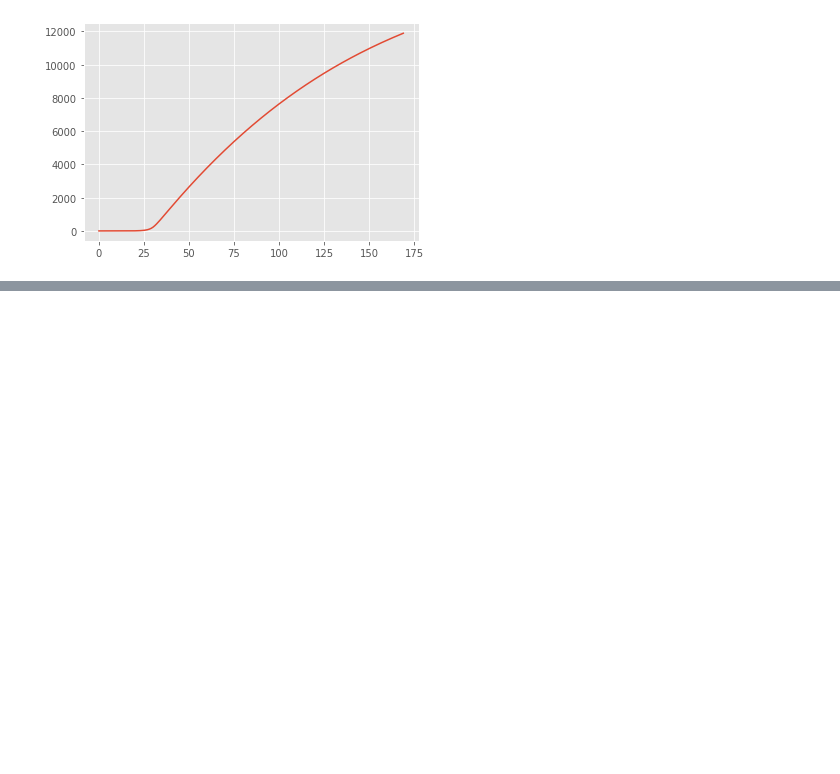
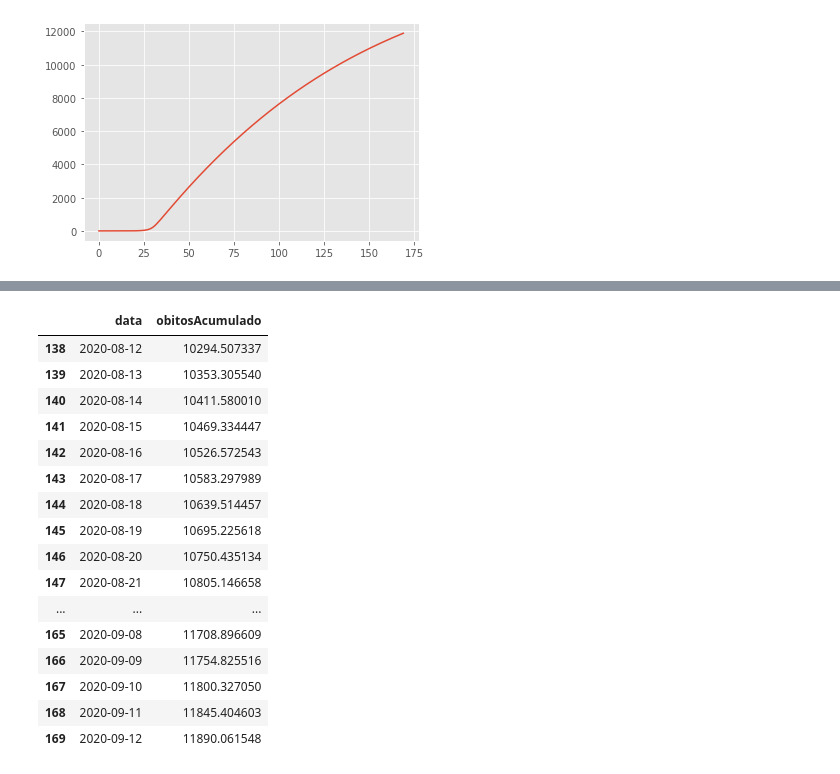
Before and after one commit to DarthFelpa/ms777, a Jupyter notebook: notebooks/simulations.ipynb, the cells around one changed output, grey strips where cells are left out. Drawn from its saved outputs; the diff is of its cells as text; code cells hidden in the pictures; blank space fills up the shorter version.

```diff
--- a/notebooks/simulations.ipynb
+++ b/notebooks/simulations.ipynb
@@ -214,0 +232,22 @@ plt.plot(sir_sol[5])
+# %%
+pred_mortes = pd.DataFrame({"data": pd.date_range(main_data['data'].iloc[0], periods=170), "obitosAcumulado": sir_sol[5]})
+# %%
+pred_mortes[pred_mortes["data"] >= '2020-08-12']
+# %% [output]
+|  | data | obitosAcumulado |
+| 138 | 2020-08-12 | 10294.507337 |
+| 139 | 2020-08-13 | 10353.305540 |
+| 140 | 2020-08-14 | 10411.580010 |
+| 141 | 2020-08-15 | 10469.334447 |
+| 142 | 2020-08-16 | 10526.572543 |
+| 143 | 2020-08-17 | 10583.297989 |
+| 144 | 2020-08-18 | 10639.514457 |
+| 145 | 2020-08-19 | 10695.225618 |
+| 146 | 2020-08-20 | 10750.435134 |
+| 147 | 2020-08-21 | 10805.146658 |
+| ... | ... | ... |
+| 165 | 2020-09-08 | 11708.896609 |
+| 166 | 2020-09-09 | 11754.825516 |
+| 167 | 2020-09-10 | 11800.327050 |
+| 168 | 2020-09-11 | 11845.404603 |
+| 169 | 2020-09-12 | 11890.061548 |
```
Also changed, not shown: parts of 1 cell of this notebook.
